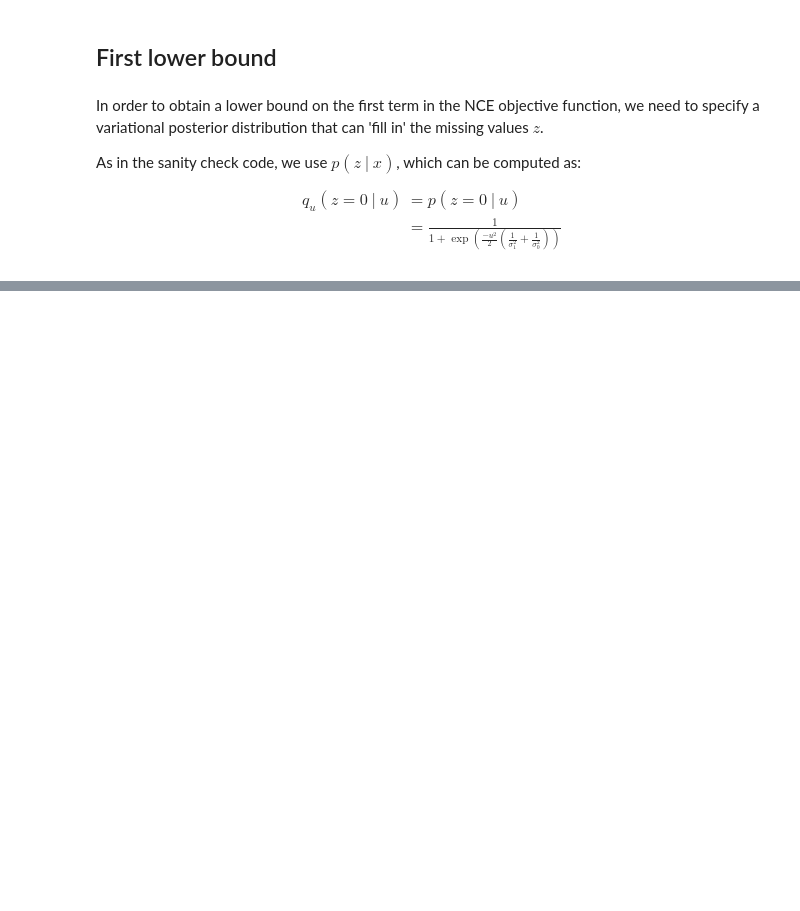
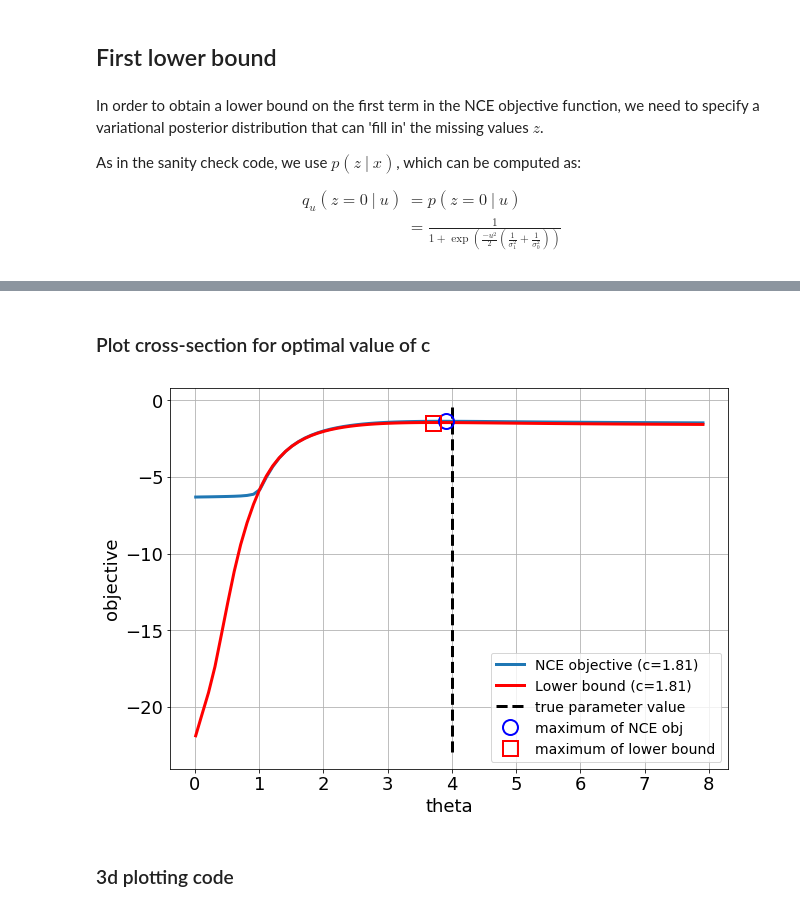
Before and after one commit to benrhodes26/VNCE, a Jupyter notebook: proposal/code/mixture-of-gaussians-toy-model.ipynb, the cells around one changed output, grey strips where cells are left out. Drawn from its saved outputs; the diff is of its cells as text; code cells hidden in the pictures; blank space fills up the shorter version.

```diff
--- a/proposal/code/mixture-of-gaussians-toy-model.ipynb
+++ b/proposal/code/mixture-of-gaussians-toy-model.ipynb
@@ -221,3 +269,30 @@ for k in range(n_theta):
+# %% [markdown]
+### Plot cross-section for optimal value of c
+# %%
+fig = plt.figure(figsize=(10, 7))
+plt.plot(theta, J[:, column], label='NCE objective (c=1.81)')
+plt.plot(theta, J1[:, column3], 'r', label='Lower bound (c=1.81)')
+
+# true param value
+plt.plot(sigma0 * np.array([1,1]), plt.get(fig.gca(),'ylim'), 'k--', label='true parameter value')
+
+# maximiser of NCE obj
+plt.plot(theta[row],J[row, column], marker='o', markersize=15, fillstyle='none',
+         markeredgewidth=2, c='b', linestyle='none', label='maximum of NCE obj')
+
+index1 = np.argmax(J1)
+# maximiser of lower bound
+plt.plot(theta[row3], J1[row3, column3], 'rs', markersize=15, fillstyle='none',
+         markeredgewidth=2, c='r', linestyle='none', label='maximum of lower bound')
+
+plt.xlabel('theta')
+plt.ylabel('objective')
+plt.legend(loc='lower right', numpoints=1)
+plt.grid()
+# %% [output]
+[figure, added]
+# %% [markdown]
+### 3d plotting code
 # %%
 fig = plt.figure(figsize=(10, 7))
 ax = fig.add_subplot(111, projection='3d')
```
Also changed, not shown: parts of 15 cells of this notebook, 1 other file.
